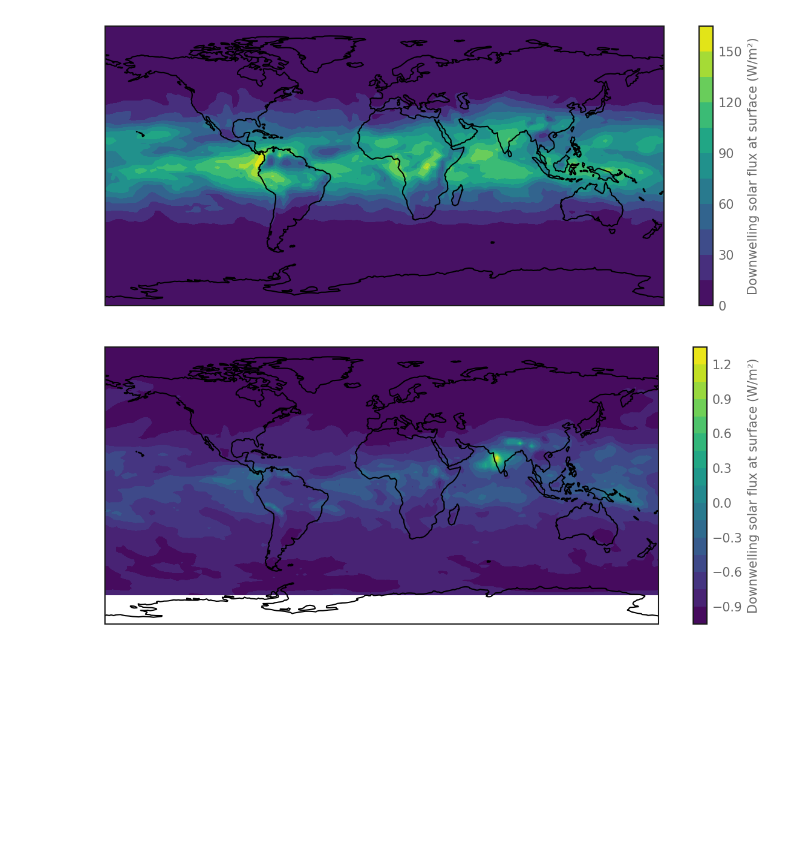
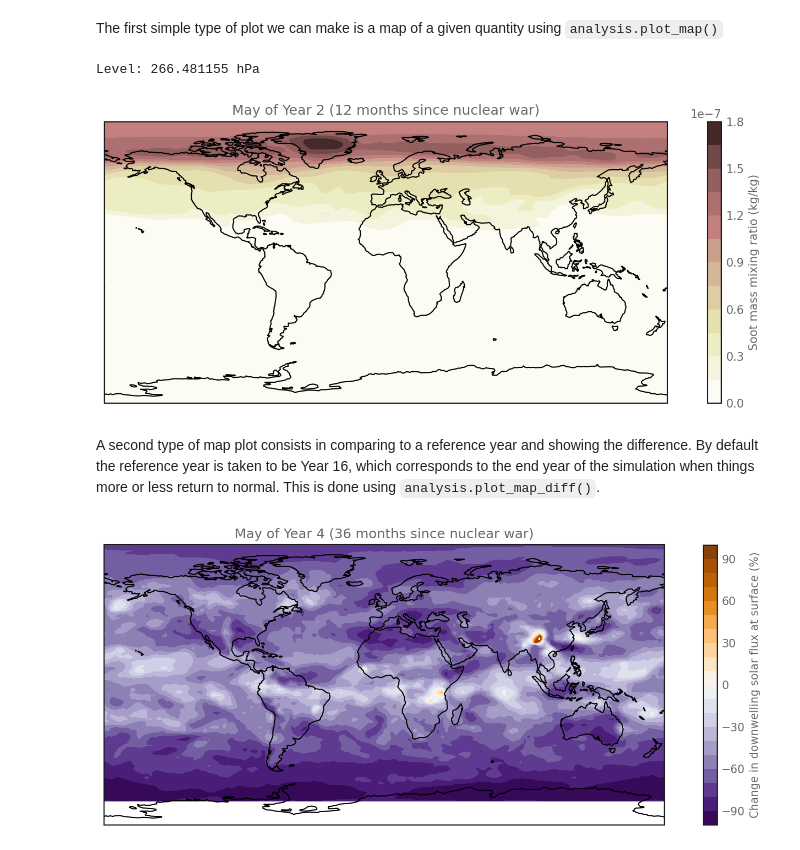
Before and after one commit to allfed/Renewables-Nuclear-Winter, a Jupyter notebook: scripts/Explore.ipynb, the cells around one changed output. Drawn from its saved outputs; the diff is of its cells as text; code cells hidden in the pictures; blank space fills up the shorter version.

Commit message:
solar flux analysis

```diff
--- a/scripts/Explore.ipynb
+++ b/scripts/Explore.ipynb
@@ -8,8 +28,13 @@ import analysis
+# %% [markdown]
+The first simple type of plot we can make is a map of a given quantity using `analysis.plot_map()`
 # %%
-analysis.map_plot("FSDS", 5, 7)
+analysis.plot_map("CRSOOTMR", year=2, month=5, lev=250)
 # %% [output]
+Level: 266.481155 hPa
-[figure, old version]
+[figure, new version]
+# %% [markdown]
+A second type of map plot consists in comparing to a reference year and showing the difference. By default the reference year is taken to be Year 16, which corresponds to the end year of the simulation when things more or less return to normal. This is done using `analysis.plot_map_diff()`.
 # %%
-analysis.map_plot_diff(var="FSDS", year=5, month=7, year_base=20, month_base=7, relative=True)
+analysis.plot_map_diff(var="FSDS", year=4, month=5, relative=True)
 # %% [output]
-[figure, old version]
+[figure, new version]
```
Also changed, not shown: parts of 6 cells of this notebook, 2 other files.
